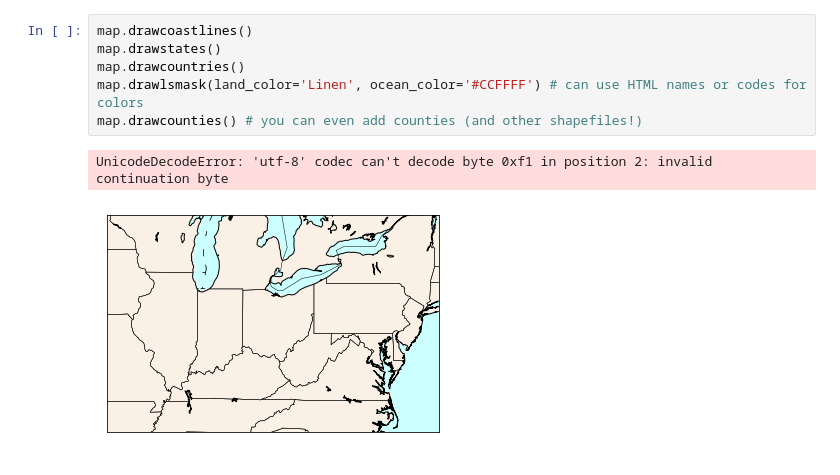
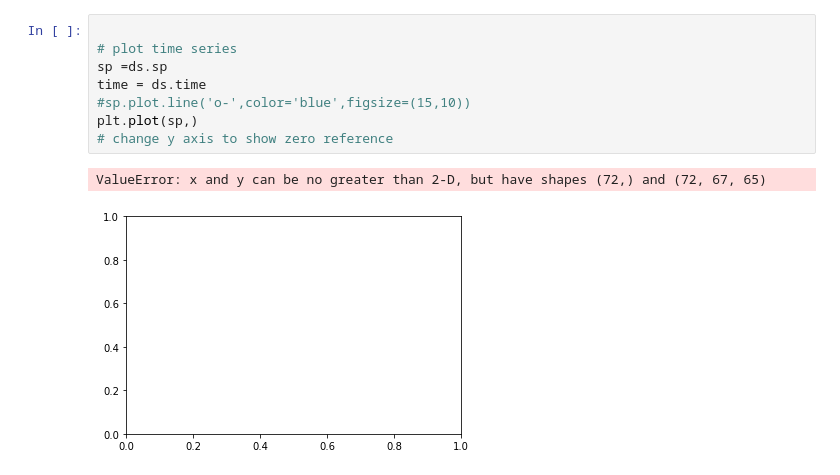
Before and after one commit to felaris/CLIMATOLOGY, a Jupyter notebook: snippet01/code.ipynb, the cells around one changed output. Cells and saved outputs as stored; diff of their text form.

```diff
--- a/snippet01/code.ipynb
+++ b/snippet01/code.ipynb
@@ -44,9 +44,11 @@ map = Basemap(projection='merc',llcrnrlon=-93.,llcrnrlat=35.,urcrnrlon=-73.,urcr
-# %%
-map.drawcoastlines()
-map.drawstates()
-map.drawcountries()
-map.drawlsmask(land_color='Linen', ocean_color='#CCFFFF') # can use HTML names or codes for colors
-map.drawcounties() # you can even add counties (and other shapefiles!)
-# %% [output]
-UnicodeDecodeError: 'utf-8' codec can't decode byte 0xf1 in position 2: invalid continuation byte
-[figure, removed]
+# %%
+
+# plot time series
+sp =ds.sp
+time = ds.time
+#sp.plot.line('o-',color='blue',figsize=(15,10))
+plt.plot(sp,)
+# change y axis to show zero reference
+# %% [output]
+ValueError: x and y can be no greater than 2-D, but have shapes (72,) and (72, 67, 65)
+[figure, added]
```
Also changed, not shown: parts of 6 cells of this notebook.
